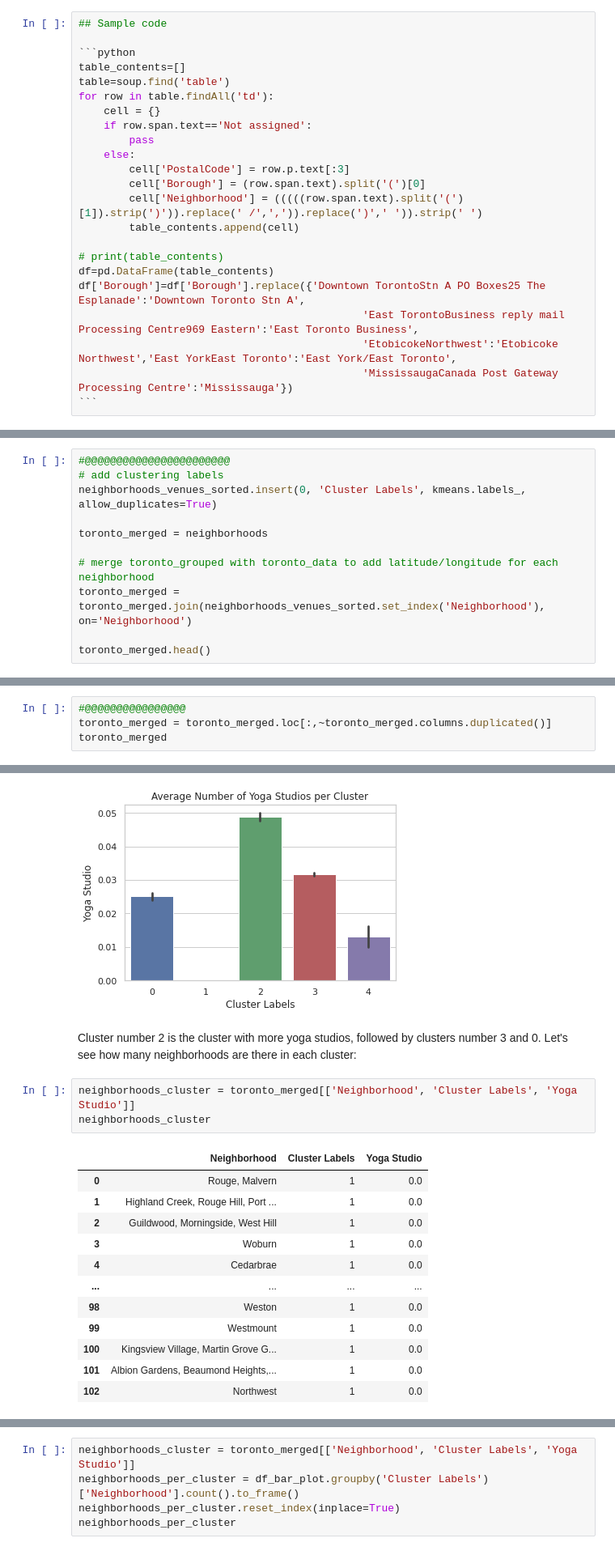
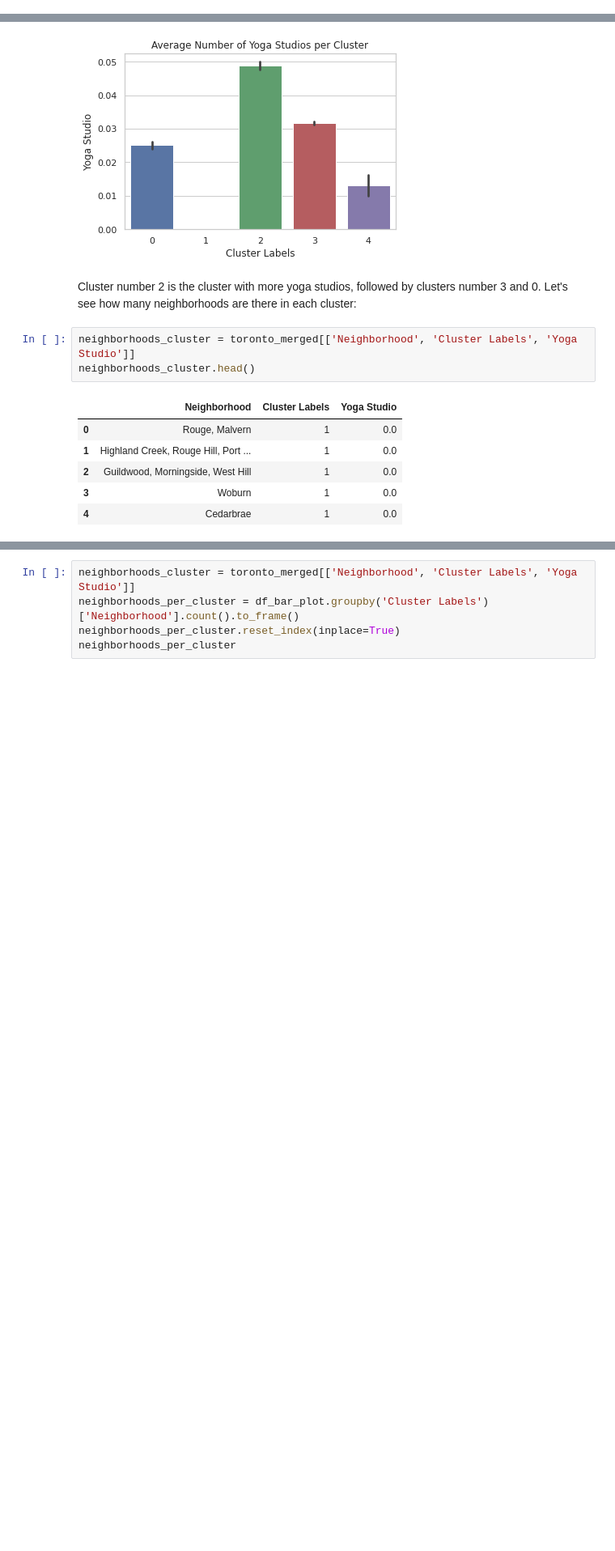
Before and after one commit to alinasansevich/Coursera_Capstone, a Jupyter notebook: Clustering-Neighborhoods-in-Toronto.ipynb, the cells around one changed output, grey strips where cells are left out. Shown: that part at 81% size. Cells and saved outputs as stored; diff of their text form; blank space fills up the shorter version.

Commit message:
Removed unnecessary cells.

````diff
--- a/Clustering-Neighborhoods-in-Toronto.ipynb
+++ b/Clustering-Neighborhoods-in-Toronto.ipynb
@@ -47,23 +6,0 @@ https://www.coursera.org/learn/applied-data-science-capstone/discussions/all/thr
-# %%
-## Sample code
-
-```python
-table_contents=[]
-table=soup.find('table')
-for row in table.findAll('td'):
-    cell = {}
-    if row.span.text=='Not assigned':
-        pass
-    else:
-        cell['PostalCode'] = row.p.text[:3]
-        cell['Borough'] = (row.span.text).split('(')[0]
-        cell['Neighborhood'] = (((((row.span.text).split('(')[1]).strip(')')).replace(' /',',')).replace(')',' ')).strip(' ')
-        table_contents.append(cell)
-
-# print(table_contents)
-df=pd.DataFrame(table_contents)
-df['Borough']=df['Borough'].replace({'Downtown TorontoStn A PO Boxes25 The Esplanade':'Downtown Toronto Stn A',
-                                             'East TorontoBusiness reply mail Processing Centre969 Eastern':'East Toronto Business',
-                                             'EtobicokeNorthwest':'Etobicoke Northwest','East YorkEast Toronto':'East York/East Toronto',
-                                             'MississaugaCanada Post Gateway Processing Centre':'Mississauga'})
-```
@@ -795,14 +611,3 @@ toronto_merged
 | 101 | M9V | Etobicoke | Albion Gardens, Beaumond Heights,... | 43.739416 | -79.588437 | gray | 1.0 | 0.0 |
 | 102 | M9W | Etobicoke | Northwest | 43.706748 | -79.594054 | gray | 1.0 | 0.0 |
 103 rows × 8 columns
-# %%
-#@@@@@@@@@@@@@@@@@@@@@@@
-# add clustering labels
-neighborhoods_venues_sorted.insert(0, 'Cluster Labels', kmeans.labels_, allow_duplicates=True)
-
-toronto_merged = neighborhoods
-
-# merge toronto_grouped with toronto_data to add latitude/longitude for each neighborhood
-toronto_merged = toronto_merged.join(neighborhoods_venues_sorted.set_index('Neighborhood'), on='Neighborhood')
-
-toronto_merged.head()
@@ -816,4 +613,0 @@ toronto_merged.head()
-# %%
-#@@@@@@@@@@@@@@@@
-toronto_merged = toronto_merged.loc[:,~toronto_merged.columns.duplicated()]
-toronto_merged
@@ -940,17 +719,11 @@ Text(0.5, 1.0, 'Average Number of Yoga Studios per Cluster')
 Cluster number 2 is the cluster with more yoga studios, followed by clusters number 3 and 0. Let's see how many neighborhoods are there in each cluster:
 # %%
 neighborhoods_cluster = toronto_merged[['Neighborhood', 'Cluster Labels', 'Yoga Studio']]
-neighborhoods_cluster
+neighborhoods_cluster.head()
 # %% [output]
 |  | Neighborhood | Cluster Labels | Yoga Studio |
 | 0 | Rouge, Malvern | 1 | 0.0 |
 | 1 | Highland Creek, Rouge Hill, Port ... | 1 | 0.0 |
 | 2 | Guildwood, Morningside, West Hill | 1 | 0.0 |
 | 3 | Woburn | 1 | 0.0 |
 | 4 | Cedarbrae | 1 | 0.0 |
-| ... | ... | ... | ... |
-| 98 | Weston | 1 | 0.0 |
-| 99 | Westmount | 1 | 0.0 |
-| 100 | Kingsview Village, Martin Grove G... | 1 | 0.0 |
-| 101 | Albion Gardens, Beaumond Heights,... | 1 | 0.0 |
-| 102 | Northwest | 1 | 0.0 |
````
Also changed, not shown: parts of 30 cells of this notebook.
